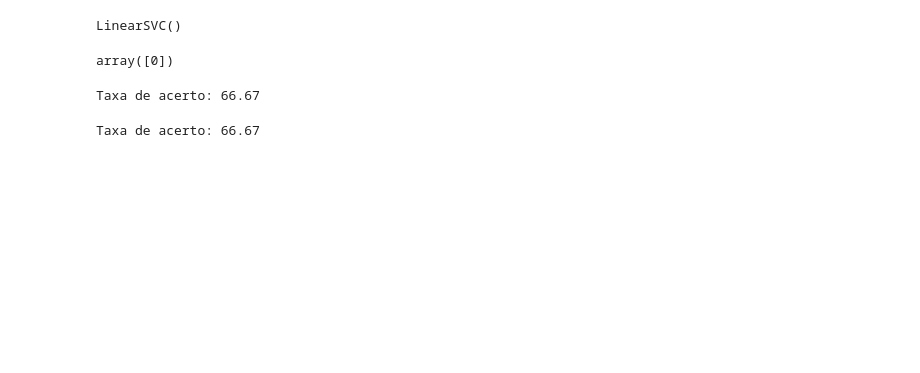
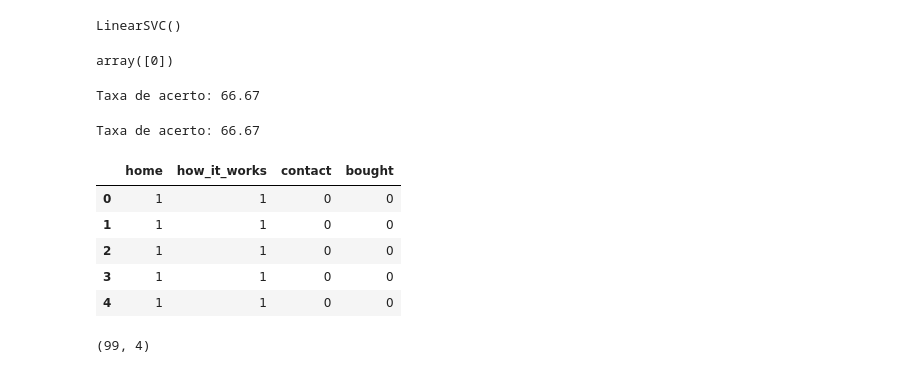
Before and after one commit to HenriqueSanchesSilva/Machine-Learning-Alura, a Jupyter notebook: Machine Learning classificação com SKLearn/aula1.ipynb, the cells around one changed output. Saved outputs shown, nothing was run; the diff lists cells and outputs as text; code cells hidden in the pictures; blank space fills up the shorter version.

```diff
--- a/Machine Learning classificação com SKLearn/aula1.ipynb
+++ b/Machine Learning classificação com SKLearn/aula1.ipynb
@@ -58,3 +58,14 @@ taxa_de_acerto = accuracy_score(testes_y, previsoes)
 print("Taxa de acerto: %.2f " % (taxa_de_acerto * 100))
 # %% [output]
 Taxa de acerto: 66.67
+# %%
+url = 'https://gist.githubusercontent.com/guilhermesilveira/2d2efa37d66b6c84a722ea627a897ced/raw/10968b997d885cbded1c92938c7a9912ba41c615/tracking.csv'
+data = pd.read_csv(url)
+data.head()
+# %% [output]
+|  | home | how_it_works | contact | bought |
+| 0 | 1 | 1 | 0 | 0 |
+| 1 | 1 | 1 | 0 | 0 |
+| 2 | 1 | 1 | 0 | 0 |
+| 3 | 1 | 1 | 0 | 0 |
+| 4 | 1 | 1 | 0 | 0 |
@@ -60,0 +86,4 @@ Taxa de acerto: 66.67
+# %%
+data.shape
+# %% [output]
+(99, 4)
```
Also changed, not shown: parts of 11 cells of this notebook.
